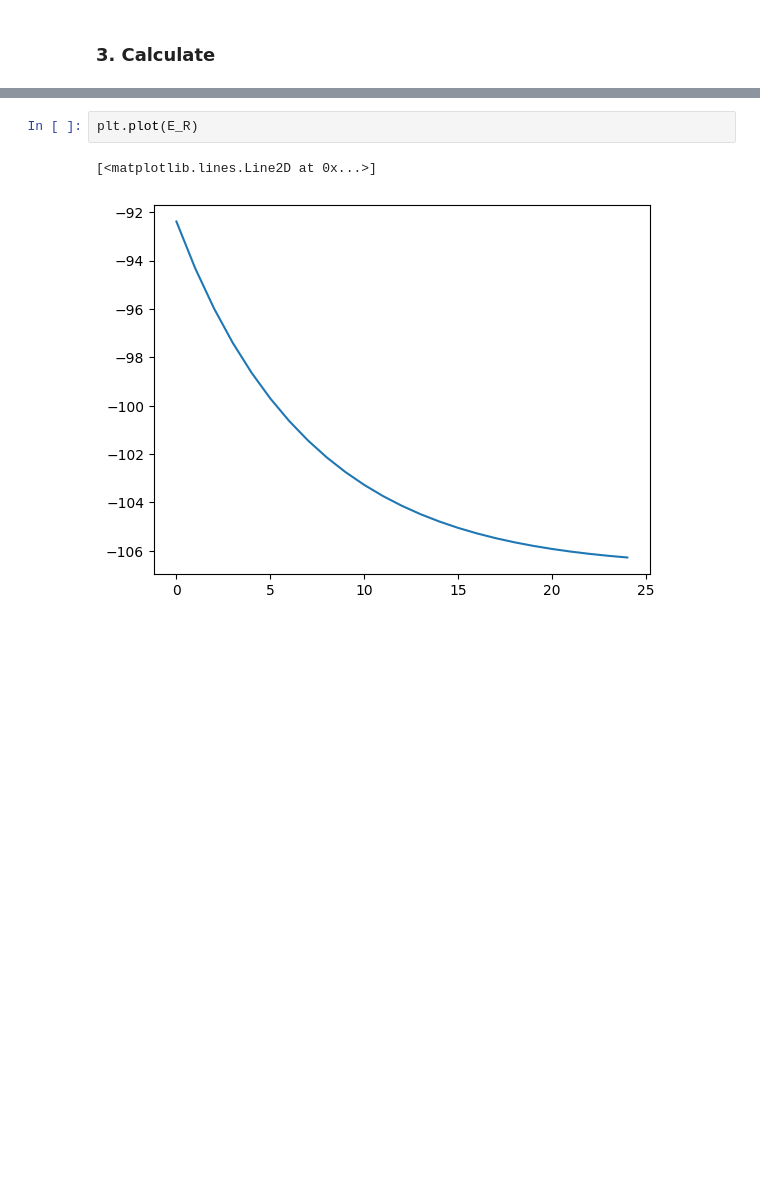
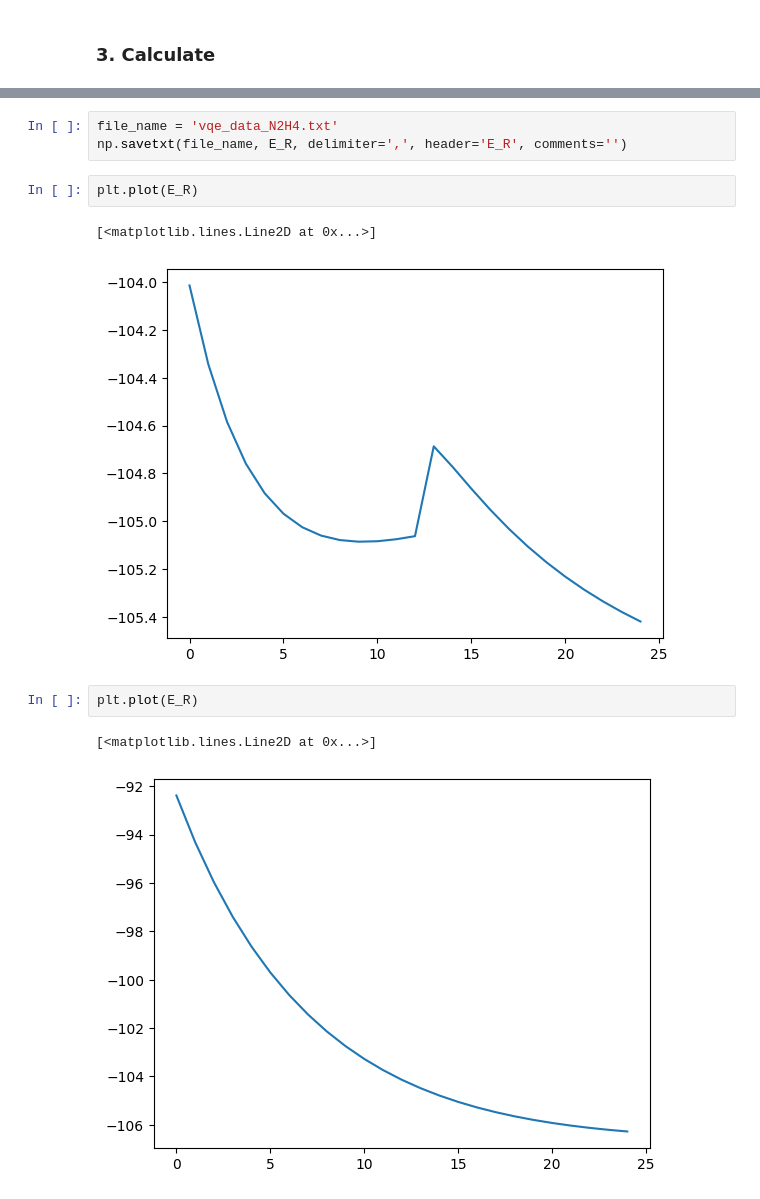
Before and after one commit to azhar-ikhtiarudin/variational-quantum-eigensolver, a Jupyter notebook: N2H4/N2H4_vqe.ipynb, the cells around one changed output, grey strips where cells are left out. Cells and saved outputs as stored; diff of their text form; blank space fills up the shorter version.

```diff
--- a/N2H4/N2H4_vqe.ipynb
+++ b/N2H4/N2H4_vqe.ipynb
@@ -126,3 +138,11 @@ Step = 0,  Energy = -106.27483885 Ha
+# %%
+file_name = 'vqe_data_N2H4.txt'
+np.savetxt(file_name, E_R, delimiter=',', header='E_R', comments='')
+# %%
+plt.plot(E_R)
+# %% [output]
+[<matplotlib.lines.Line2D at 0x...>]
+[figure, added]
 # %%
 plt.plot(E_R)
 # %% [output]
```
Also changed, not shown: parts of 5 cells of this notebook, 5 other files.
